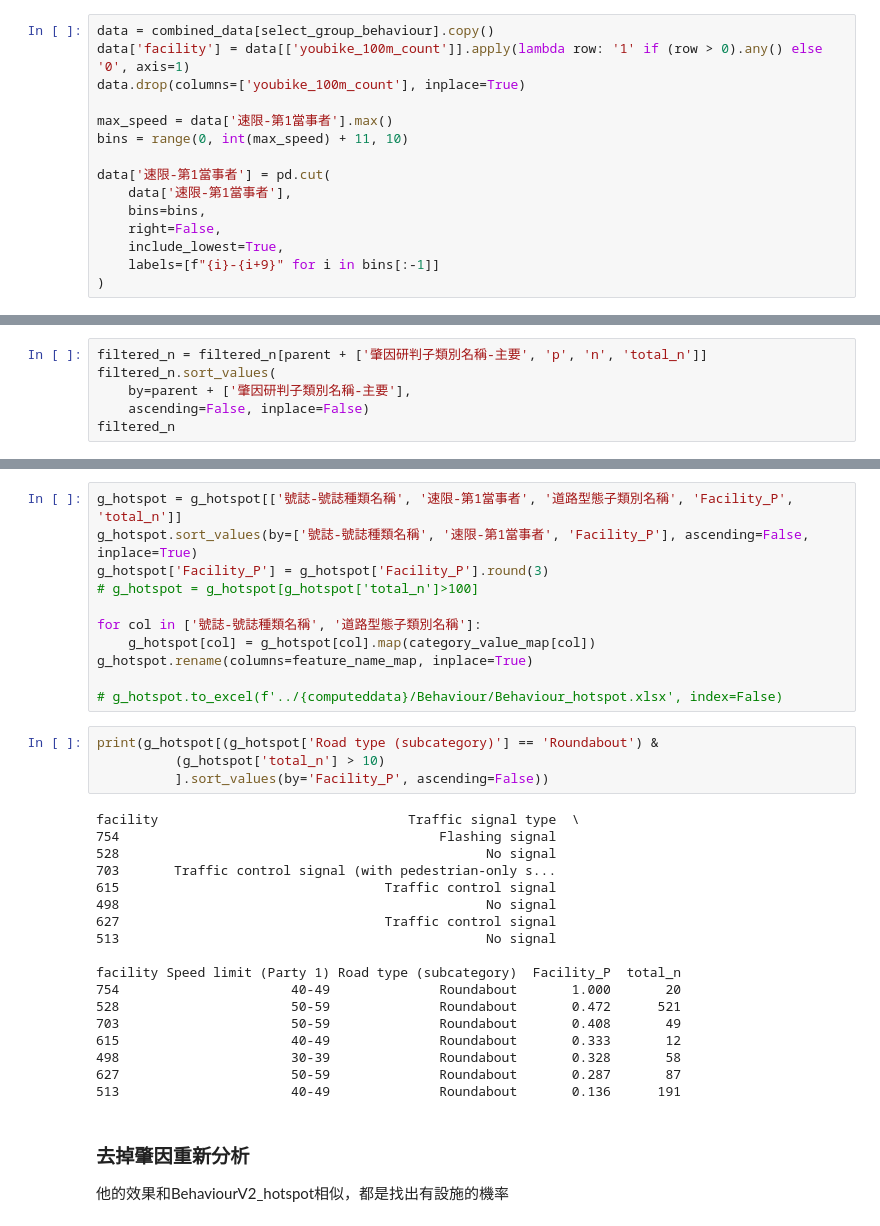
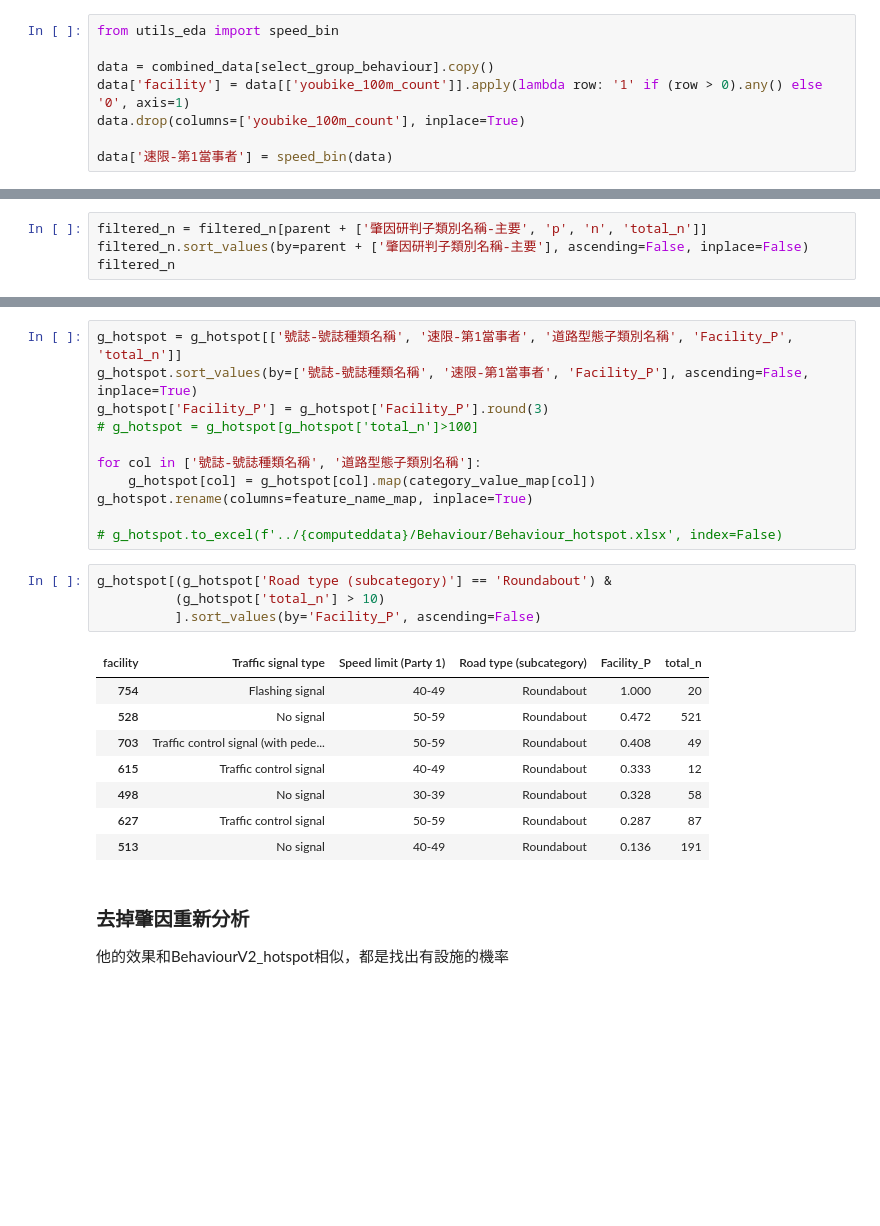
Before and after one commit to kennywang112/ST-RTA, a Jupyter notebook: ModelsV2/Behaviour.ipynb, the cells around one changed output, grey strips where cells are left out. Cells and saved outputs as stored; diff of their text form; blank space fills up the shorter version.

```diff
--- a/ModelsV2/Behaviour.ipynb
+++ b/ModelsV2/Behaviour.ipynb
@@ -21,20 +21,13 @@ computeddata = 'ComputedDataV2'
 combined_data = pd.read_csv(f'../{computeddata}/ForModel/combined_data_with_hotspot.csv')
 combined_data.shape
 # %%
+from utils_eda import speed_bin
+
 data = combined_data[select_group_behaviour].copy()
 data['facility'] = data[['youbike_100m_count']].apply(lambda row: '1' if (row > 0).any() else '0', axis=1)
 data.drop(columns=['youbike_100m_count'], inplace=True)
 
-max_speed = data['速限-第1當事者'].max()
-bins = range(0, int(max_speed) + 11, 10)
-
-data['速限-第1當事者'] = pd.cut(
-    data['速限-第1當事者'],
-    bins=bins,
-    right=False,
-    include_lowest=True,
-    labels=[f"{i}-{i+9}" for i in bins[:-1]]
-)
+data['速限-第1當事者'] = speed_bin(data)
 # %%
 parent = [
     '號誌-號誌種類名稱', '號誌-號誌動作名稱','車道劃分設施-分道設施-快車道或一般車道間名稱', '車道劃分設施-分道設施-快慢車道間名稱',
@@ -85,7 +78,5 @@ filtered_n.sort_values(by=['total_n', 'p'], ascending=False, inplace=True)
 # check_sum
 # %%
 filtered_n = filtered_n[parent + ['肇因研判子類別名稱-主要', 'p', 'n', 'total_n']]
-filtered_n.sort_values(
-    by=parent + ['肇因研判子類別名稱-主要'],
-    ascending=False, inplace=False)
+filtered_n.sort_values(by=parent + ['肇因研判子類別名稱-主要'], ascending=False, inplace=False)
 filtered_n
@@ -137,27 +118,18 @@ g_hotspot.rename(columns=feature_name_map, inplace=True)
 
 # g_hotspot.to_excel(f'../{computeddata}/Behaviour/Behaviour_hotspot.xlsx', index=False)
 # %%
-print(g_hotspot[(g_hotspot['Road type (subcategory)'] == 'Roundabout') &
+g_hotspot[(g_hotspot['Road type (subcategory)'] == 'Roundabout') &
           (g_hotspot['total_n'] > 10)
-          ].sort_values(by='Facility_P', ascending=False))
+          ].sort_values(by='Facility_P', ascending=False)
 # %% [output]
-facility                                Traffic signal type  \
-754                                         Flashing signal
-528                                               No signal
-703       Traffic control signal (with pedestrian-only s...
-615                                  Traffic control signal
-498                                               No signal
-627                                  Traffic control signal
-513                                               No signal
-
-facility Speed limit (Party 1) Road type (subcategory)  Facility_P  total_n
-754                      40-49              Roundabout       1.000       20
-528                      50-59              Roundabout       0.472      521
-703                      50-59              Roundabout       0.408       49
-615                      40-49              Roundabout       0.333       12
-498                      30-39              Roundabout       0.328       58
-627                      50-59              Roundabout       0.287       87
-513                      40-49              Roundabout       0.136      191
+| facility | Traffic signal type | Speed limit (Party 1) | Road type (subcategory) | Facility_P | total_n |
+| 754 | Flashing signal | 40-49 | Roundabout | 1.000 | 20 |
+| 528 | No signal | 50-59 | Roundabout | 0.472 | 521 |
+| 703 | Traffic control signal (with pede... | 50-59 | Roundabout | 0.408 | 49 |
+| 615 | Traffic control signal | 40-49 | Roundabout | 0.333 | 12 |
+| 498 | No signal | 30-39 | Roundabout | 0.328 | 58 |
+| 627 | Traffic control signal | 50-59 | Roundabout | 0.287 | 87 |
+| 513 | No signal | 40-49 | Roundabout | 0.136 | 191 |
 # %% [markdown]
 ### 去掉肇因重新分析
 他的效果和BehaviourV2_hotspot相似，都是找出有設施的機率
```
Also changed, not shown: parts of 3 cells of this notebook, 10 other files.
